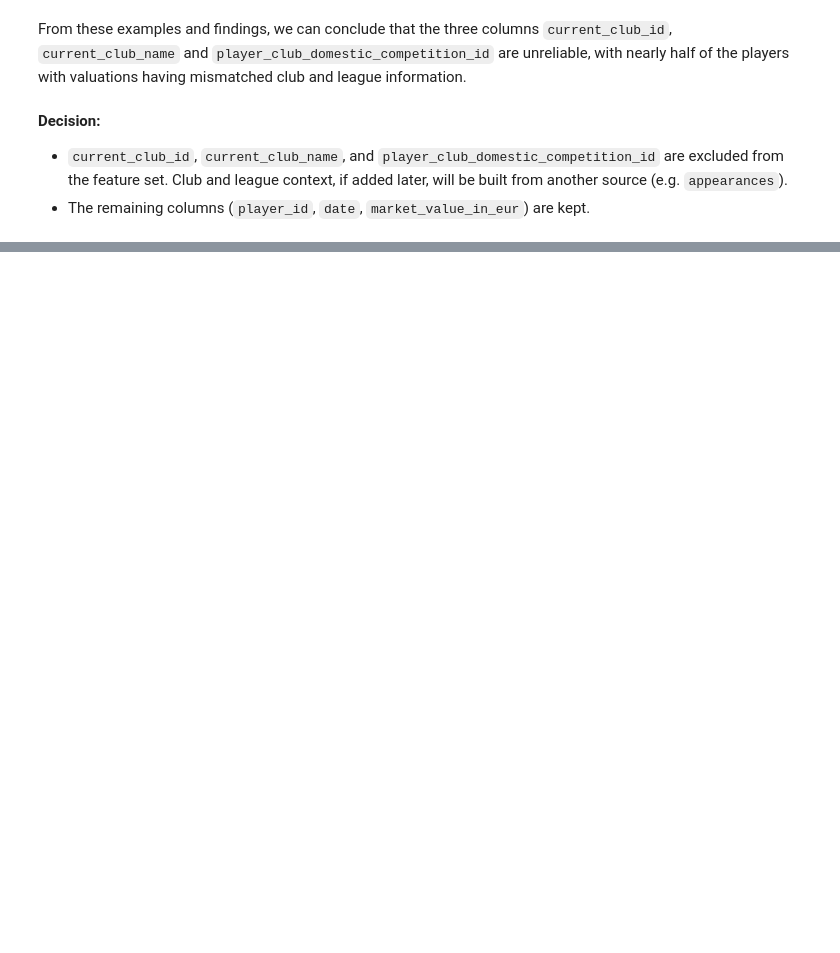
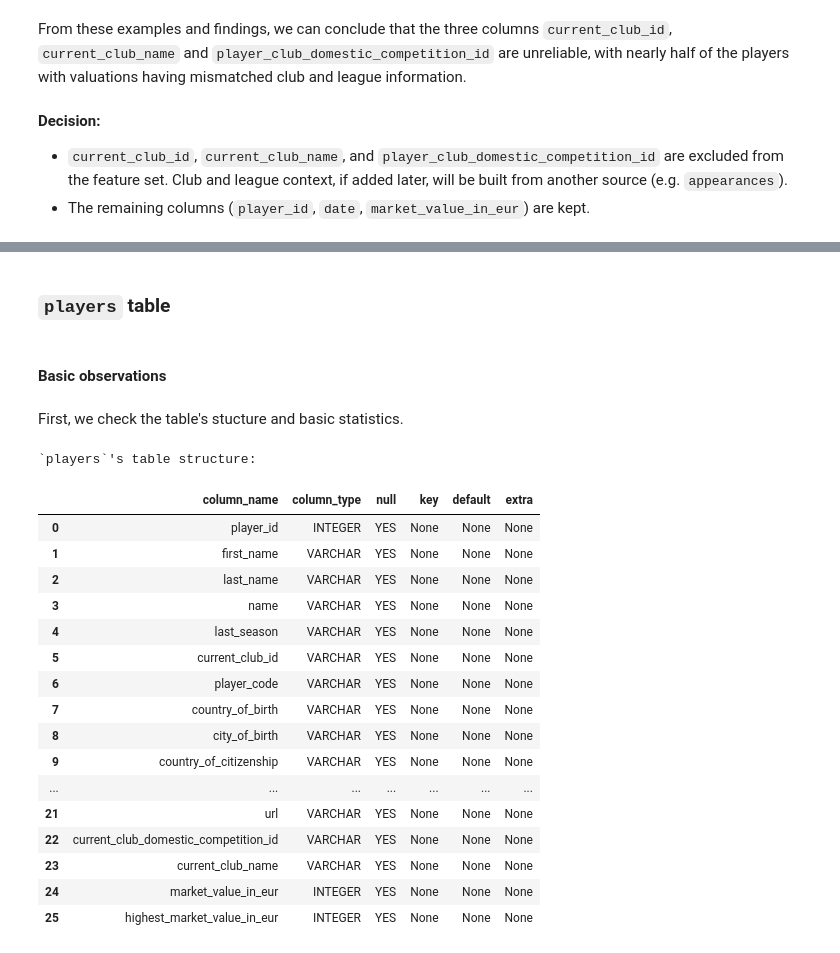
Before and after one commit to nqthinh04/transferformance, a Jupyter notebook: src/notebook/01_data_overview.ipynb, the cells around one changed output, grey strips where cells are left out. Cells and saved outputs as stored; diff of their text form; code cells hidden in the pictures; blank space fills up the shorter version.

```diff
--- a/src/notebook/01_data_overview.ipynb
+++ b/src/notebook/01_data_overview.ipynb
@@ -385,0 +497,33 @@ From these examples and findings, we can conclude that the three columns `curren
+# %% [markdown]
+### `players` table
+# %% [markdown]
+#### Basic observations
+# %% [markdown]
+First, we check the table's stucture and basic statistics.
+# %%
+print("`players`'s table structure:")
+
+display(
+    con.sql("""
+        DESCRIBE players
+    """).df()
+)
+# %% [output]
+`players`'s table structure:
+|  | column_name | column_type | null | key | default | extra |
+| 0 | player_id | INTEGER | YES | None | None | None |
+| 1 | first_name | VARCHAR | YES | None | None | None |
+| 2 | last_name | VARCHAR | YES | None | None | None |
+| 3 | name | VARCHAR | YES | None | None | None |
+| 4 | last_season | VARCHAR | YES | None | None | None |
+| 5 | current_club_id | VARCHAR | YES | None | None | None |
+| 6 | player_code | VARCHAR | YES | None | None | None |
+| 7 | country_of_birth | VARCHAR | YES | None | None | None |
+| 8 | city_of_birth | VARCHAR | YES | None | None | None |
+| 9 | country_of_citizenship | VARCHAR | YES | None | None | None |
+| ... | ... | ... | ... | ... | ... | ... |
+| 21 | url | VARCHAR | YES | None | None | None |
+| 22 | current_club_domestic_competition_id | VARCHAR | YES | None | None | None |
+| 23 | current_club_name | VARCHAR | YES | None | None | None |
+| 24 | market_value_in_eur | INTEGER | YES | None | None | None |
+| 25 | highest_market_value_in_eur | INTEGER | YES | None | None | None |
```
Also changed, not shown: parts of 51 cells of this notebook.
